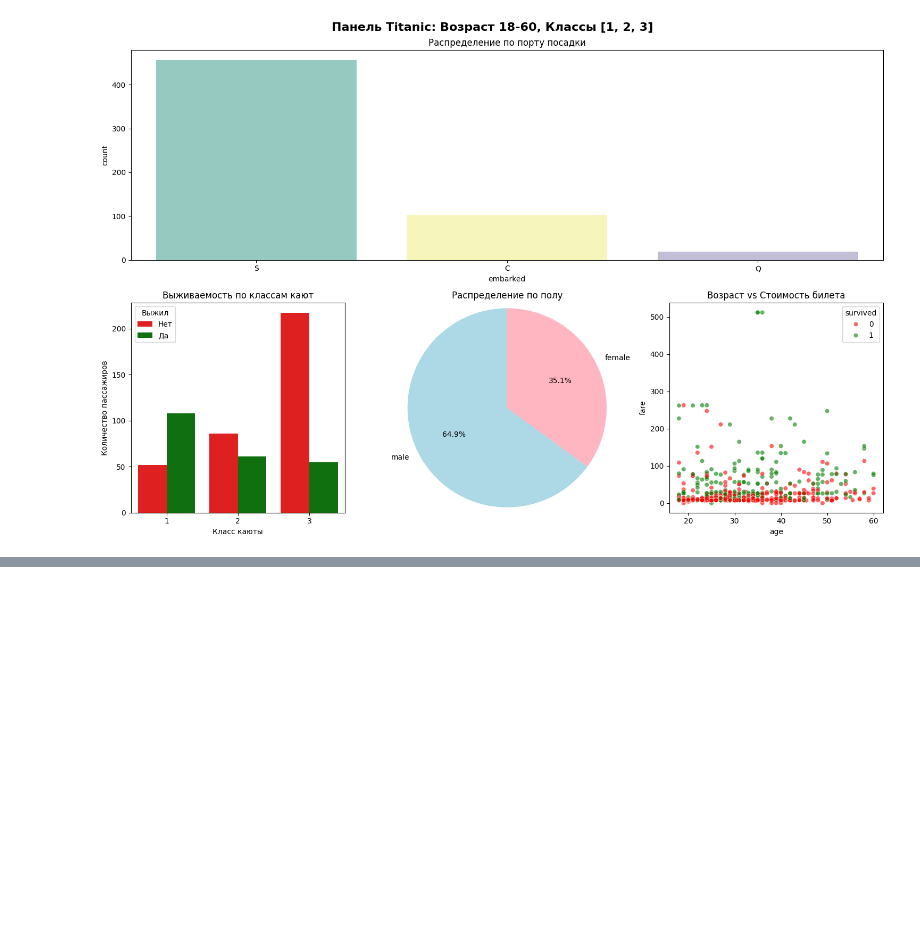
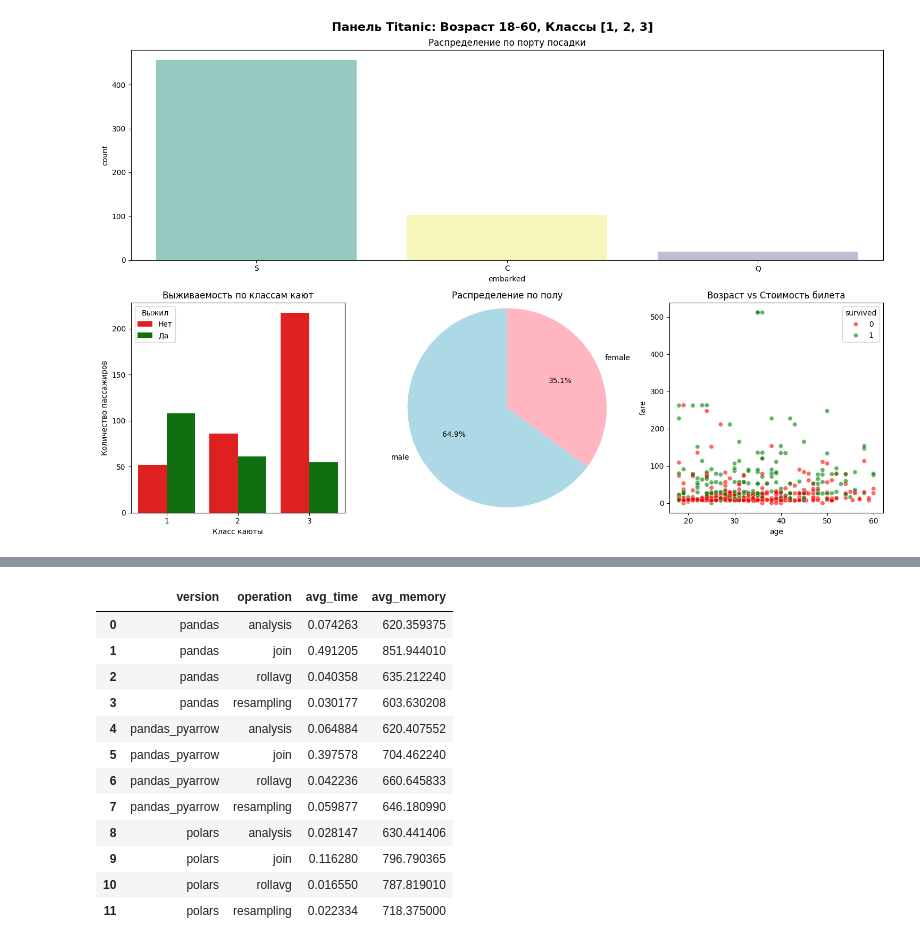
Before and after one commit to vl4xd/pstu-python-programming, a Jupyter notebook: lab_work_4/src/main.ipynb, the cells around one changed output, grey strips where cells are left out. Cells and saved outputs as stored; diff of their text form; code cells hidden in the pictures; blank space fills up the shorter version.

```diff
--- a/lab_work_4/src/main.ipynb
+++ b/lab_work_4/src/main.ipynb
@@ -809,0 +857,4 @@ Passing `palette` without assigning `hue` is deprecated and will be removed in v
+# %%
+pd_df = generate_large_dataset(engine='pandas')
+ar_df = generate_large_dataset(engine='pyarrow')
+pl_df = generate_large_dataset(engine='polars')
@@ -809,0 +972,37 @@ Passing `palette` without assigning `hue` is deprecated and will be removed in v
+# %%
+def benchmark_pandas_pyarrow_polars(pd_df: pd.DataFrame, ar_df: pd.DataFrame, pl_df: pl.DataFrame, num_repeat = 3):
+
+    operations = [
+        (pandas_analysis, polars_analysis),
+        (pandas_join, polars_join),
+        (pandas_rollavg, polars_rollavg),
+        (pandas_resampling, polars_resampling)
+    ]
+
+    versions = ['pandas', 'pandas_pyarrow', 'polars']
+
+    rows = []
+    for version in versions:
+        for pd_operation, pl_operation in operations:
+            match version:
+                case 'pandas':
+                    operation_name = pd_operation.__name__.split('_')[-1]
+                    res = [pd_operation(pd_df) for _ in range(num_repeat)]
+                case 'pandas_pyarrow':
+                    operation_name = pd_operation.__name__.split('_')[-1]
+                    res = [pd_operation(ar_df) for _ in range(num_repeat)]
+                case 'polars':
+                    operation_name = pl_operation.__name__.split('_')[-1]
+                    res = [pl_operation(pl_df) for _ in range(num_repeat)]
+
+            rows.append({
+                'version': version,
+                'operation': operation_name,
+                'avg_time': reduce(lambda aggr, x: aggr + x['time'], res, 0.0) / num_repeat,
+                'avg_memory': reduce(lambda aggr, x: aggr + x['max_memory'], res, 0.0) / num_repeat
+            })
+            print(rows[-1])
+
+    return pd.DataFrame(rows)
+# %%
+benchmark_pandas_pyarrow_polars_df = benchmark_pandas_pyarrow_polars(pd_df, ar_df, pl_df)
@@ -809,0 +1022,16 @@ Passing `palette` without assigning `hue` is deprecated and will be removed in v
+# %%
+benchmark_pandas_pyarrow_polars_df
+# %% [output]
+|  | version | operation | avg_time | avg_memory |
+| 0 | pandas | analysis | 0.074263 | 620.359375 |
+| 1 | pandas | join | 0.491205 | 851.944010 |
+| 2 | pandas | rollavg | 0.040358 | 635.212240 |
+| 3 | pandas | resampling | 0.030177 | 603.630208 |
+| 4 | pandas_pyarrow | analysis | 0.064884 | 620.407552 |
+| 5 | pandas_pyarrow | join | 0.397578 | 704.462240 |
+| 6 | pandas_pyarrow | rollavg | 0.042236 | 660.645833 |
+| 7 | pandas_pyarrow | resampling | 0.059877 | 646.180990 |
+| 8 | polars | analysis | 0.028147 | 630.441406 |
+| 9 | polars | join | 0.116280 | 796.790365 |
+| 10 | polars | rollavg | 0.016550 | 787.819010 |
+| 11 | polars | resampling | 0.022334 | 718.375000 |
```
Also changed, not shown: parts of 14 cells of this notebook, 1 other file.
